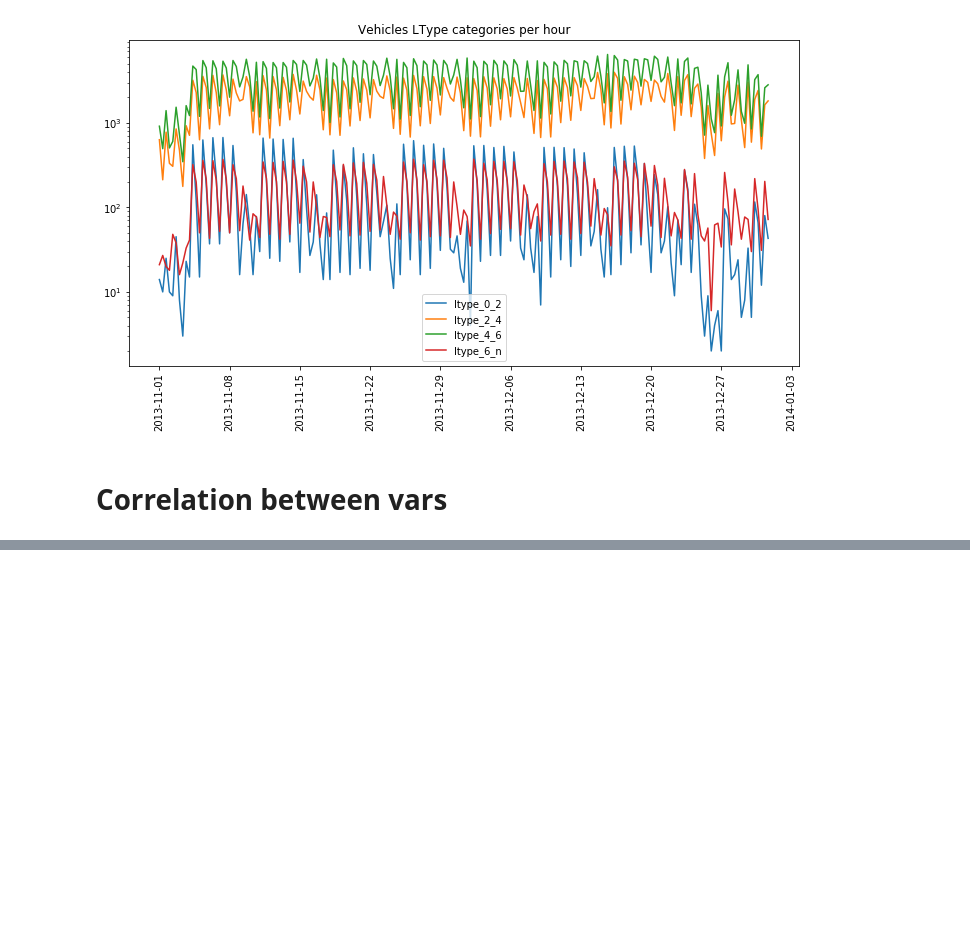
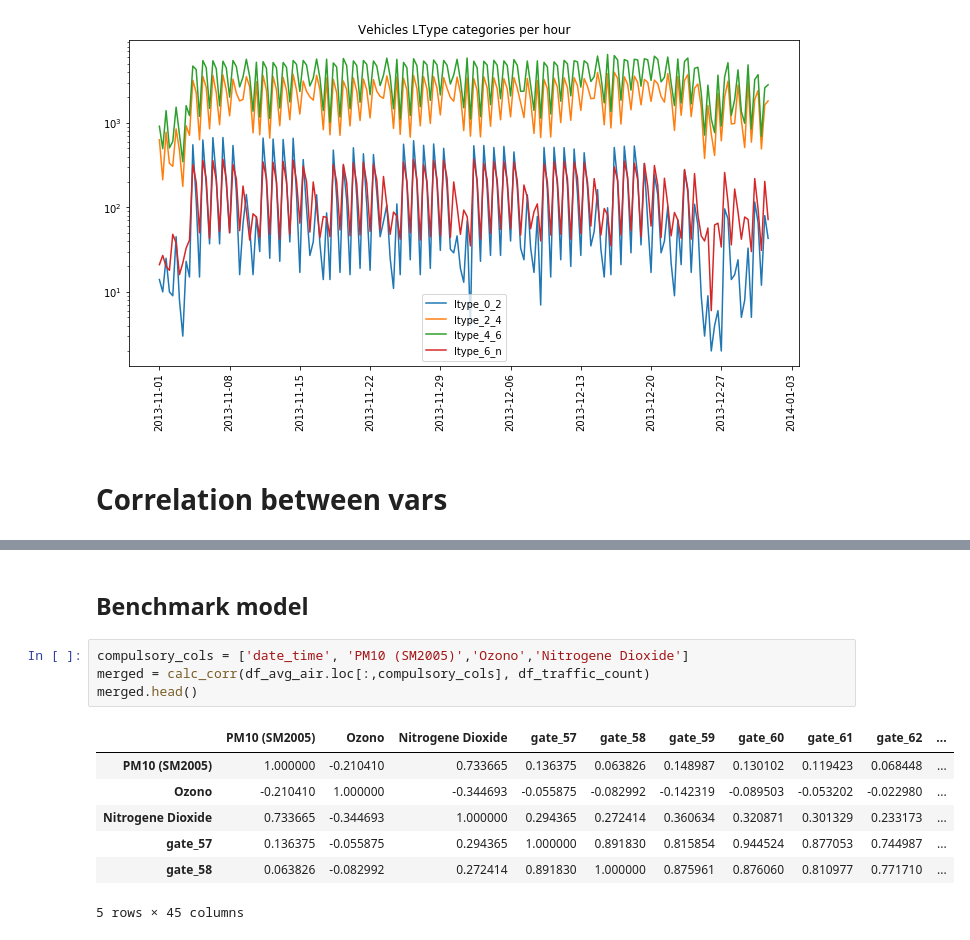
Before and after one commit to nickmancol/airquality-nickman, a Jupyter notebook: AirQuality.ipynb, the cells around one changed output, grey strips where cells are left out. Drawn from its saved outputs; the diff is of its cells as text; blank space fills up the shorter version.

Commit message:
Adds basic correlations for benchmark model

```diff
--- a/AirQuality.ipynb
+++ b/AirQuality.ipynb
@@ -452,0 +469,14 @@ Text(0.5,1,'Vehicles LType categories per hour')
+# %% [markdown]
+## Benchmark model
+# %%
+compulsory_cols = ['date_time', 'PM10 (SM2005)','Ozono','Nitrogene Dioxide']
+merged = calc_corr(df_avg_air.loc[:,compulsory_cols], df_traffic_count)
+merged.head()
+# %% [output]
+|  | PM10 (SM2005) | Ozono | Nitrogene Dioxide | gate_57 | gate_58 | gate_59 | gate_60 | gate_61 | gate_62 | ... |
+| PM10 (SM2005) | 1.000000 | -0.210410 | 0.733665 | 0.136375 | 0.063826 | 0.148987 | 0.130102 | 0.119423 | 0.068448 | ... |
+| Ozono | -0.210410 | 1.000000 | -0.344693 | -0.055875 | -0.082992 | -0.142319 | -0.089503 | -0.053202 | -0.022980 | ... |
+| Nitrogene Dioxide | 0.733665 | -0.344693 | 1.000000 | 0.294365 | 0.272414 | 0.360634 | 0.320871 | 0.301329 | 0.233173 | ... |
+| gate_57 | 0.136375 | -0.055875 | 0.294365 | 1.000000 | 0.891830 | 0.815854 | 0.944524 | 0.877053 | 0.744987 | ... |
+| gate_58 | 0.063826 | -0.082992 | 0.272414 | 0.891830 | 1.000000 | 0.875961 | 0.876060 | 0.810977 | 0.771710 | ... |
+5 rows × 45 columns
```
Also changed, not shown: parts of 3 cells of this notebook.
